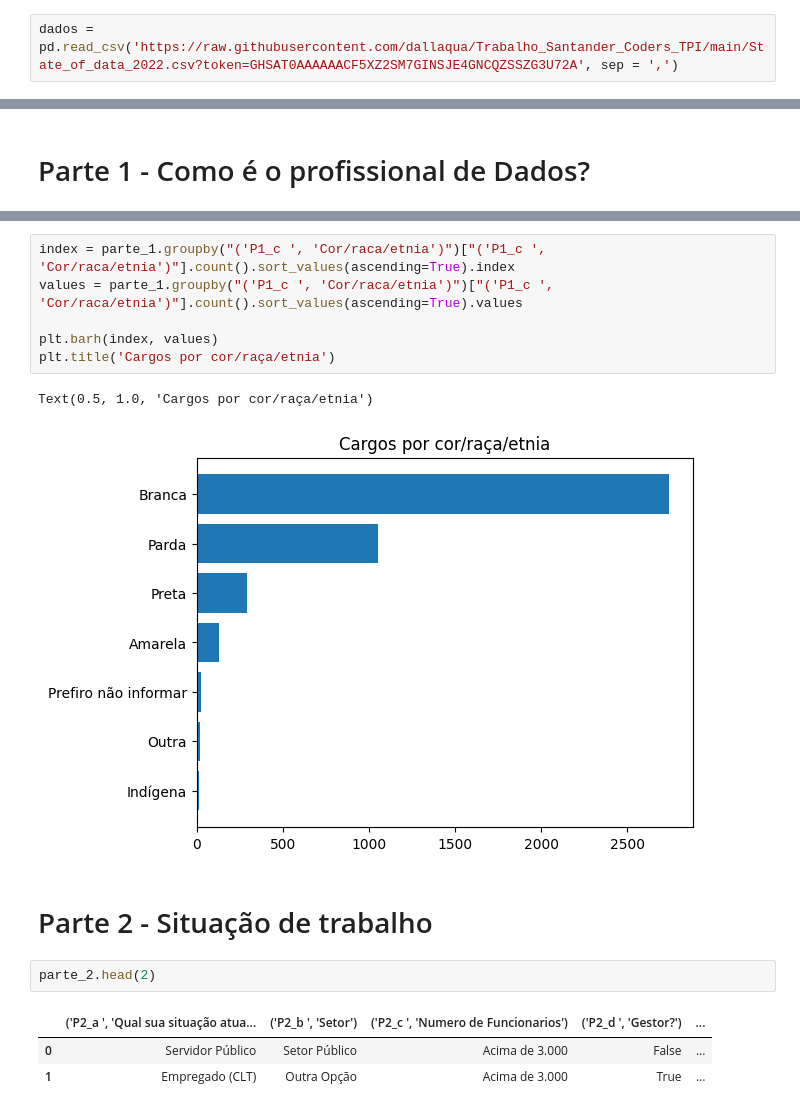
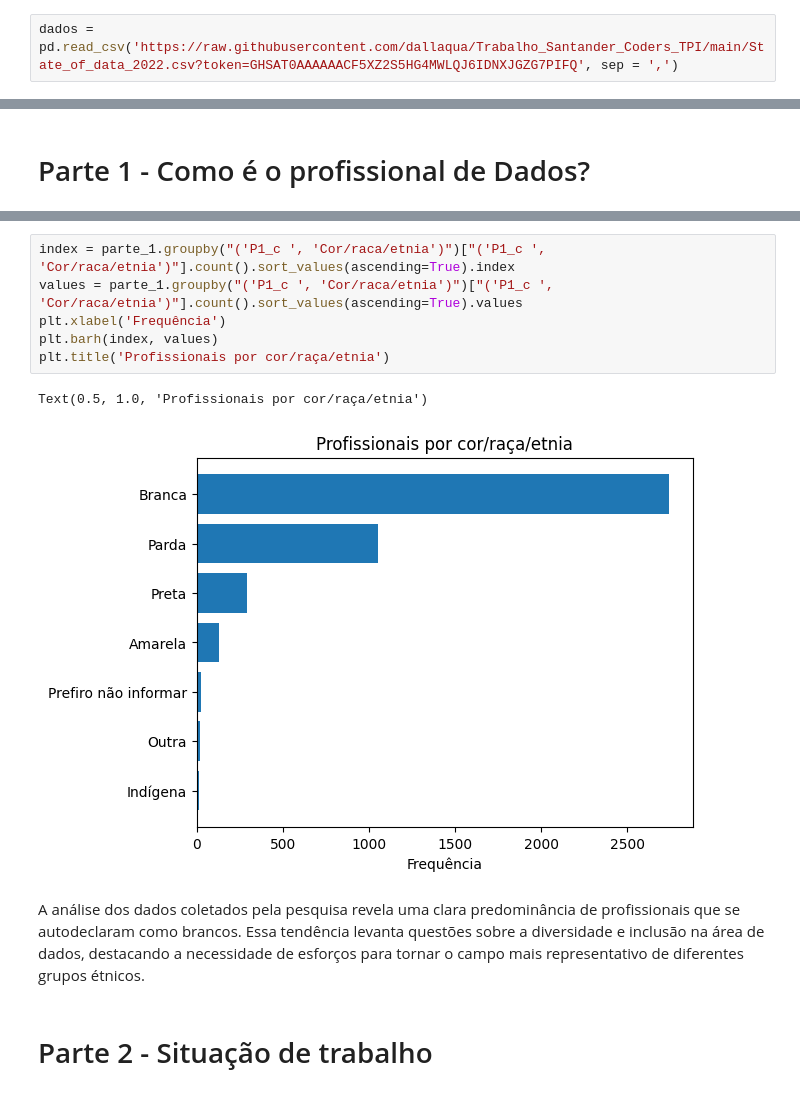
Before and after one commit to dallaqua/Trabalho_Santander_Coders_TPI, a Jupyter notebook: analise_mercado_dados_2022.ipynb, the cells around one changed output, grey strips where cells are left out. Cells and saved outputs as stored; diff of their text form.

```diff
--- a/analise_mercado_dados_2022.ipynb
+++ b/analise_mercado_dados_2022.ipynb
@@ -6,7 +7,7 @@ import matplotlib.pyplot as plt
 # %%
 pd.set_option('display.max_columns', None)
 # %%
-dados = pd.read_csv('https://raw.githubusercontent.com/dallaqua/Trabalho_Santander_Coders_TPI/main/State_of_data_2022.csv?token=GHSAT0AAAAAACF5XZ2SM7GINSJE4GNCQZSSZG3U72A', sep = ',')
+dados = pd.read_csv('https://raw.githubusercontent.com/dallaqua/Trabalho_Santander_Coders_TPI/main/State_of_data_2022.csv?token=GHSAT0AAAAAACF5XZ2S5HG4MWLQJ6IDNXJGZG7PIFQ', sep = ',')
 # %%
 dados.head(3)
 # %% [output]
@@ -117,20 +118,16 @@ Text(0.5, 1.0, 'Cargos por escolaridade')
 # %%
 index = parte_1.groupby("('P1_c ', 'Cor/raca/etnia')")["('P1_c ', 'Cor/raca/etnia')"].count().sort_values(ascending=True).index
 values = parte_1.groupby("('P1_c ', 'Cor/raca/etnia')")["('P1_c ', 'Cor/raca/etnia')"].count().sort_values(ascending=True).values
-
+plt.xlabel('Frequência')
 plt.barh(index, values)
-plt.title('Cargos por cor/raça/etnia')
+plt.title('Profissionais por cor/raça/etnia')
 # %% [output]
-Text(0.5, 1.0, 'Cargos por cor/raça/etnia')
+Text(0.5, 1.0, 'Profissionais por cor/raça/etnia')
-[figure, old version]
+[figure, new version]
+# %% [markdown]
+A análise dos dados coletados pela pesquisa revela uma clara predominância de profissionais que se autodeclaram como brancos. Essa tendência levanta questões sobre a diversidade e inclusão na área de dados, destacando a necessidade de esforços para tornar o campo mais representativo de diferentes grupos étnicos.
 # %% [markdown]
 # Parte 2 - Situação de trabalho
-# %%
-parte_2.head(2)
-# %% [output]
-|  | ('P2_a ', 'Qual sua situação atua... | ('P2_b ', 'Setor') | ('P2_c ', 'Numero de Funcionarios') | ('P2_d ', 'Gestor?') | ... |
-| 0 | Servidor Público | Setor Público | Acima de 3.000 | False | ... |
-| 1 | Empregado (CLT) | Outra Opção | Acima de 3.000 | True | ... |
 # %%
 series_salarios = parte_2.groupby("('P2_h ', 'Faixa salarial')")["('P2_h ', 'Faixa salarial')"].count()
 faixas_ordenadas = ['Menos de R$ 1.000/mês',
```
Also changed, not shown: parts of 12 cells of this notebook.
